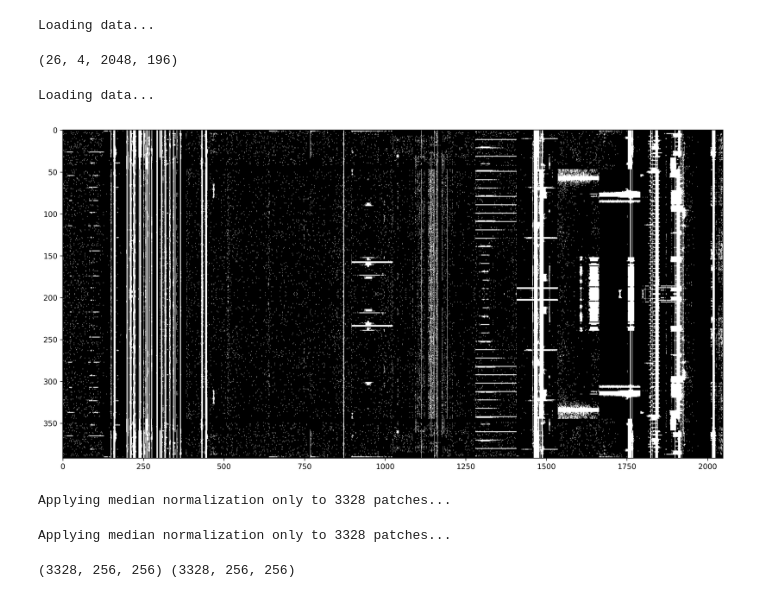
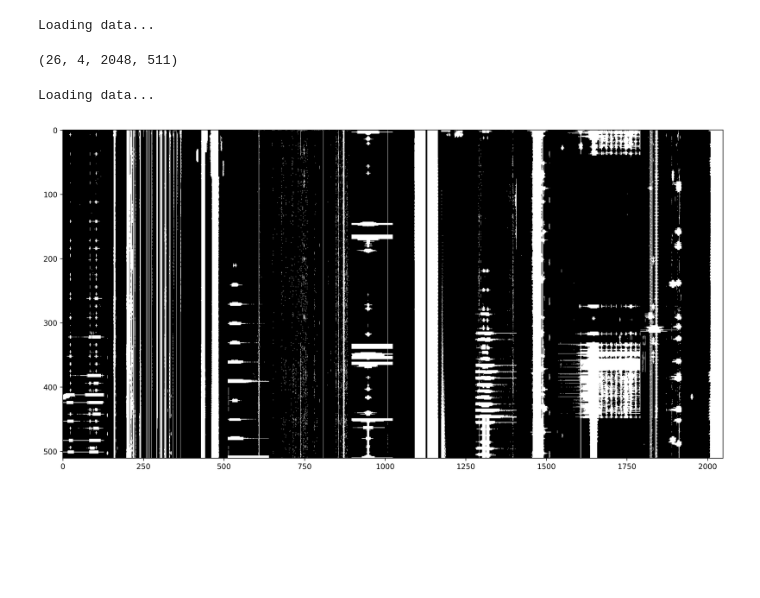
Before and after one commit to preshanth/SAM-RFI, a Jupyter notebook: notebooks/large_model.ipynb, the cells around one changed output. Drawn from its saved outputs; the diff is of its cells as text; code cells hidden in the pictures; blank space fills up the shorter version.

```diff
--- a/notebooks/large_model.ipynb
+++ b/notebooks/large_model.ipynb
@@ -6,10 +11,10 @@ from samrfi import RadioRFI
 
 dir_path = '/home/gpuhost002/ddeal/RFI-AI/'
 
-original_calib = '/home/gpuhost002/ddeal/RFI-AI/original_calib/calib_phase_tfcrop.ms'
+original_calib = '/home/gpuhost002/ddeal/RFI-AI/one_antenna_3C129_rflag.ms'
 
-datarfi_original = RadioRFI(vis=original_calib, dir_path=dir_path)
-datarfi_original.load(mode='DATA', ant_i=1) # using first two antennas
+datarfi_3C129 = RadioRFI(vis=original_calib, dir_path=dir_path)
+datarfi_3C129.load(mode='DATA', ant_i=1) # using first two antennas
 # %% [output]
 Loading data...
-(26, 4, 2048, 196)
+(26, 4, 2048, 511)
@@ -23,24 +21,10 @@ datarfi_original.rfi_antenna_data = new_arr
 # %%
-datarfi_original.load(ant_i=1, mode='FLAG')
+datarfi_3C129.load(ant_i=1, mode='FLAG')
 # %% [output]
 Loading data...
-# %%
-datarfi_original.flags = np.abs(datarfi_original.ms_flags)
-
-reflected_part = np.flip(datarfi_original.flags, axis=-1)  # Alternatively, use arr[..., ::-1]
-# Step 2: Concatenate along the last axis
-new_arr = np.concatenate((datarfi_original.flags, reflected_part), axis=-1)
-datarfi_original.flags = new_arr
-
-datarfi_original.plotter.plot(mode='FLAG', baseline=15, polarization=0)
-# %% [output]
-[figure, removed]
-# %%
-from samrfi import RFIDataset
-
-rfi_dataset = RFIDataset(datarfi_original)
-rfi_dataset.create_dataset(num_patches=600, patch_size=256, apply_stretching=False, custom_flag=True)
-# %% [output]
-Applying median normalization only to 3328 patches...
-Applying median normalization only to 3328 patches...
-(3328, 256, 256) (3328, 256, 256)
+# %%
+datarfi_3C129.flags = np.abs(datarfi_3C129.ms_flags)
+# %%
+datarfi_3C129.plotter.plot(baseline=10, polarization=0, mode='FLAG')
+# %% [output]
+[figure, added]
```
Also changed, not shown: parts of 9 cells of this notebook, 13 other files.
